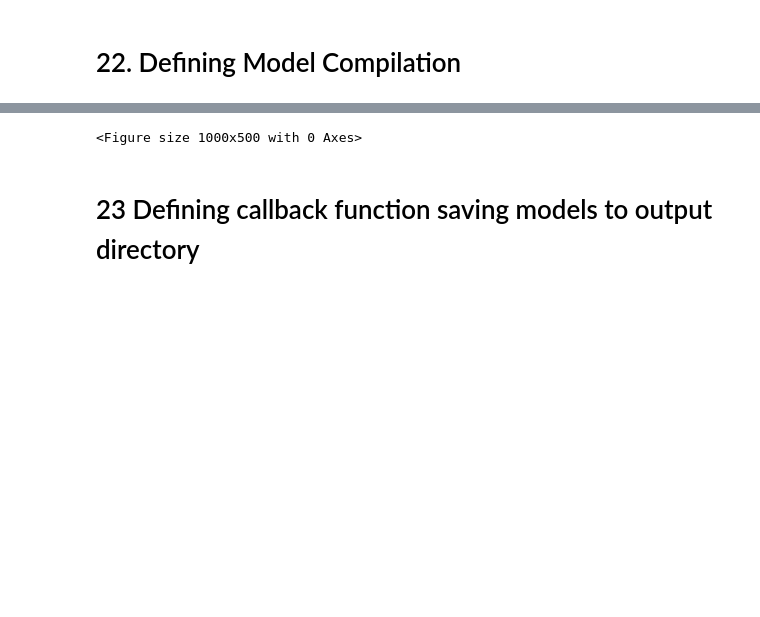
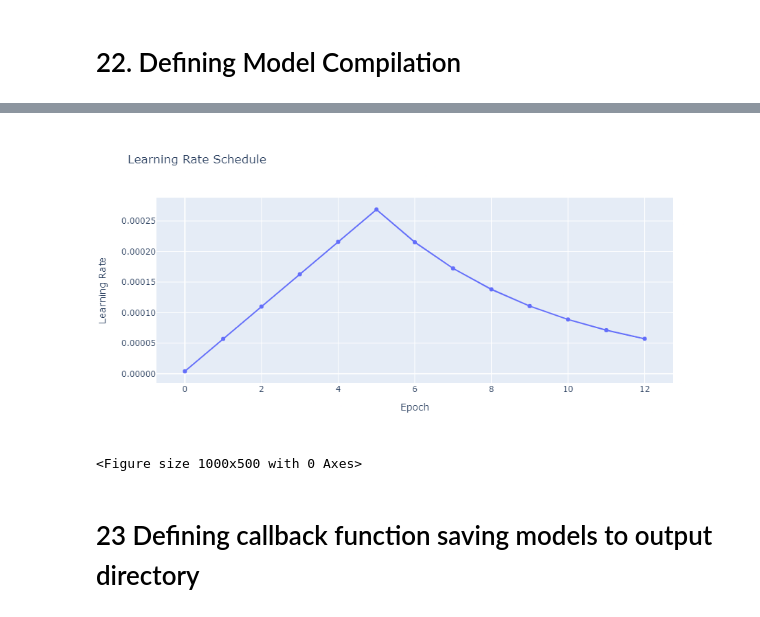
Before and after one commit to Gebreyowhans/Deep_Learning, a Jupyter notebook: RSNA_BCD_Train[TPU_VM].ipynb, the cells around one changed output, grey strips where cells are left out. Drawn from its saved outputs; the diff is of its cells as text; code cells hidden in the pictures; blank space fills up the shorter version.

```diff
--- a/RSNA_BCD_Train[TPU_VM].ipynb
+++ b/RSNA_BCD_Train[TPU_VM].ipynb
@@ -780,10 +786,10 @@ You must install pydot (`pip install pydot`) and install graphviz (see instructi
 # %%
 def lr_scheduler(batch_size=config.batch_size, plot=False):
 
-    lr_start   = 0.000002
+    lr_start   = 0.000001
     lr_max     = 0.00000105 * batch_size
     lr_min     = 0.000001
-    lr_ramp_ep = 6
+    lr_ramp_ep = 5
     lr_sus_ep  = 0
     lr_decay   = 0.8
 
@@ -817,3 +822,4 @@ _ = lr_scheduler(batch_size=config.batch_size, plot=True)
+[figure, added]
 <Figure size 1000x500 with 0 Axes>
 # %% [markdown]
 # 23 Defining callback function saving models to output directory
```
Also changed, not shown: parts of 10 cells of this notebook.
